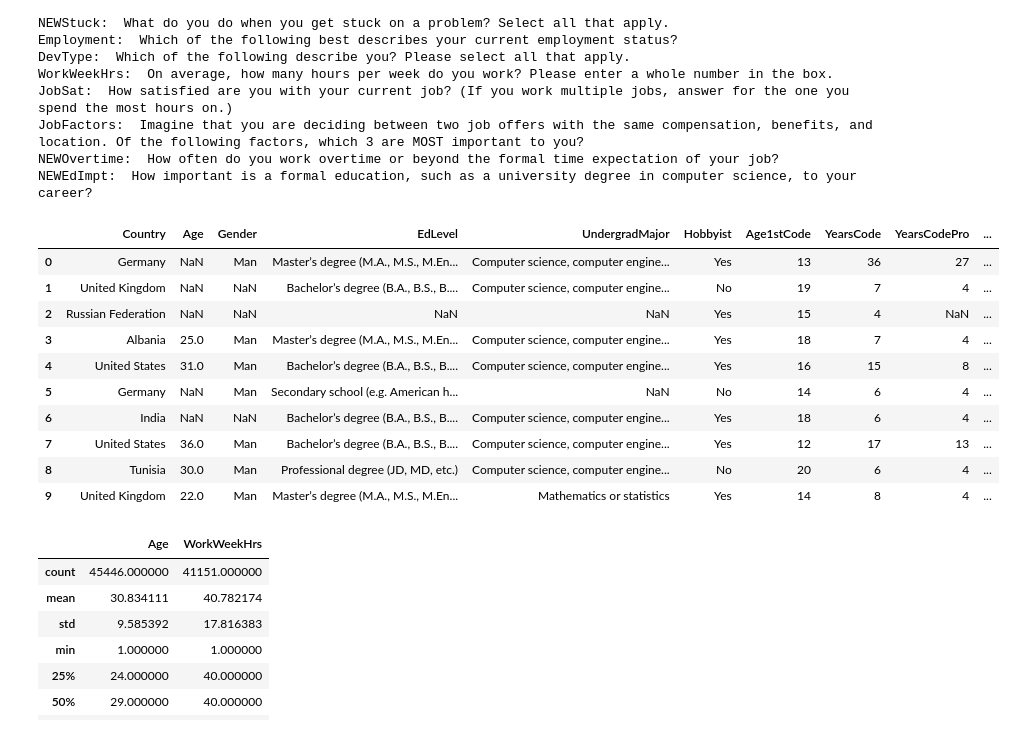
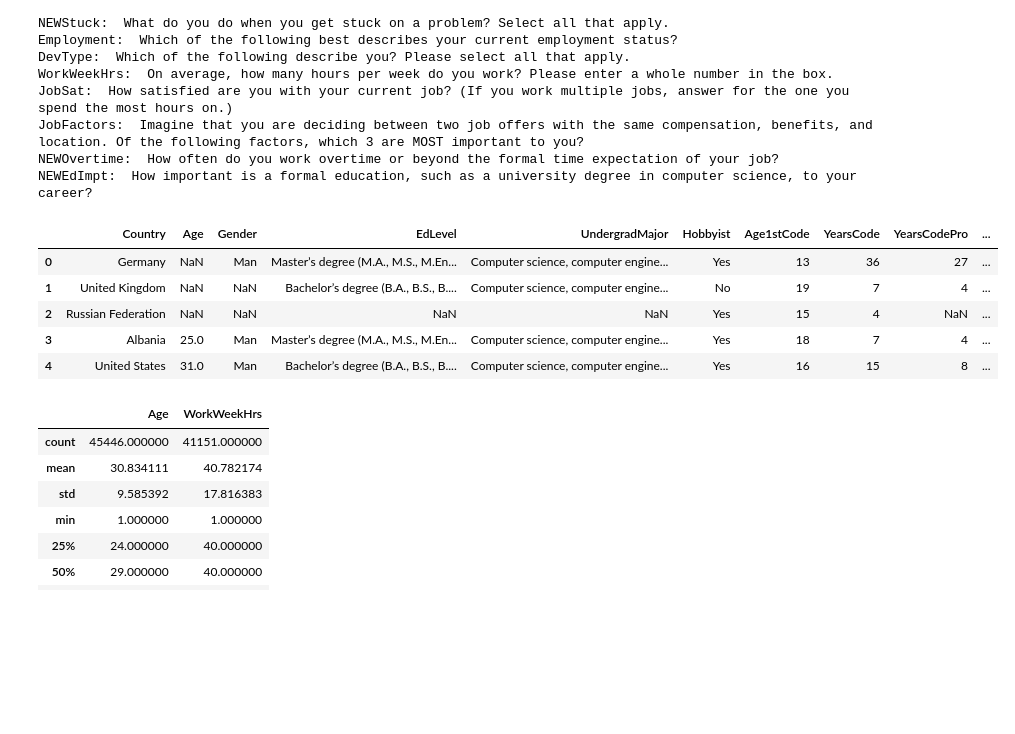
Before and after one commit to Narapady/stackoverflow-EDA, a Jupyter notebook: exploratory_data.ipynb, the cells around one changed output. Cells and saved outputs as stored; diff of their text form; code cells hidden in the pictures; blank space fills up the shorter version.

```diff
--- a/exploratory_data.ipynb
+++ b/exploratory_data.ipynb
@@ -138,19 +112,14 @@ NEWEdImpt:  How important is a formal education, such as a university degree in
 # %%
 # Filter only selected columns
 df = df_raw[selected_columns]
-df.head(10)
+df.head()
 # %% [output]
 |  | Country | Age | Gender | EdLevel | UndergradMajor | Hobbyist | Age1stCode | YearsCode | YearsCodePro | ... |
 | 0 | Germany | NaN | Man | Master’s degree (M.A., M.S., M.En... | Computer science, computer engine... | Yes | 13 | 36 | 27 | ... |
 | 1 | United Kingdom | NaN | NaN | Bachelor’s degree (B.A., B.S., B.... | Computer science, computer engine... | No | 19 | 7 | 4 | ... |
 | 2 | Russian Federation | NaN | NaN | NaN | NaN | Yes | 15 | 4 | NaN | ... |
 | 3 | Albania | 25.0 | Man | Master’s degree (M.A., M.S., M.En... | Computer science, computer engine... | Yes | 18 | 7 | 4 | ... |
 | 4 | United States | 31.0 | Man | Bachelor’s degree (B.A., B.S., B.... | Computer science, computer engine... | Yes | 16 | 15 | 8 | ... |
-| 5 | Germany | NaN | Man | Secondary school (e.g. American h... | NaN | No | 14 | 6 | 4 | ... |
-| 6 | India | NaN | NaN | Bachelor’s degree (B.A., B.S., B.... | Computer science, computer engine... | Yes | 18 | 6 | 4 | ... |
-| 7 | United States | 36.0 | Man | Bachelor’s degree (B.A., B.S., B.... | Computer science, computer engine... | Yes | 12 | 17 | 13 | ... |
-| 8 | Tunisia | 30.0 | Man | Professional degree (JD, MD, etc.) | Computer science, computer engine... | No | 20 | 6 | 4 | ... |
-| 9 | United Kingdom | 22.0 | Man | Master’s degree (M.A., M.S., M.En... | Mathematics or statistics | Yes | 14 | 8 | 4 | ... |
 # %%
 df.describe()
 # %% [output]
```
Also changed, not shown: parts of 20 cells of this notebook.
